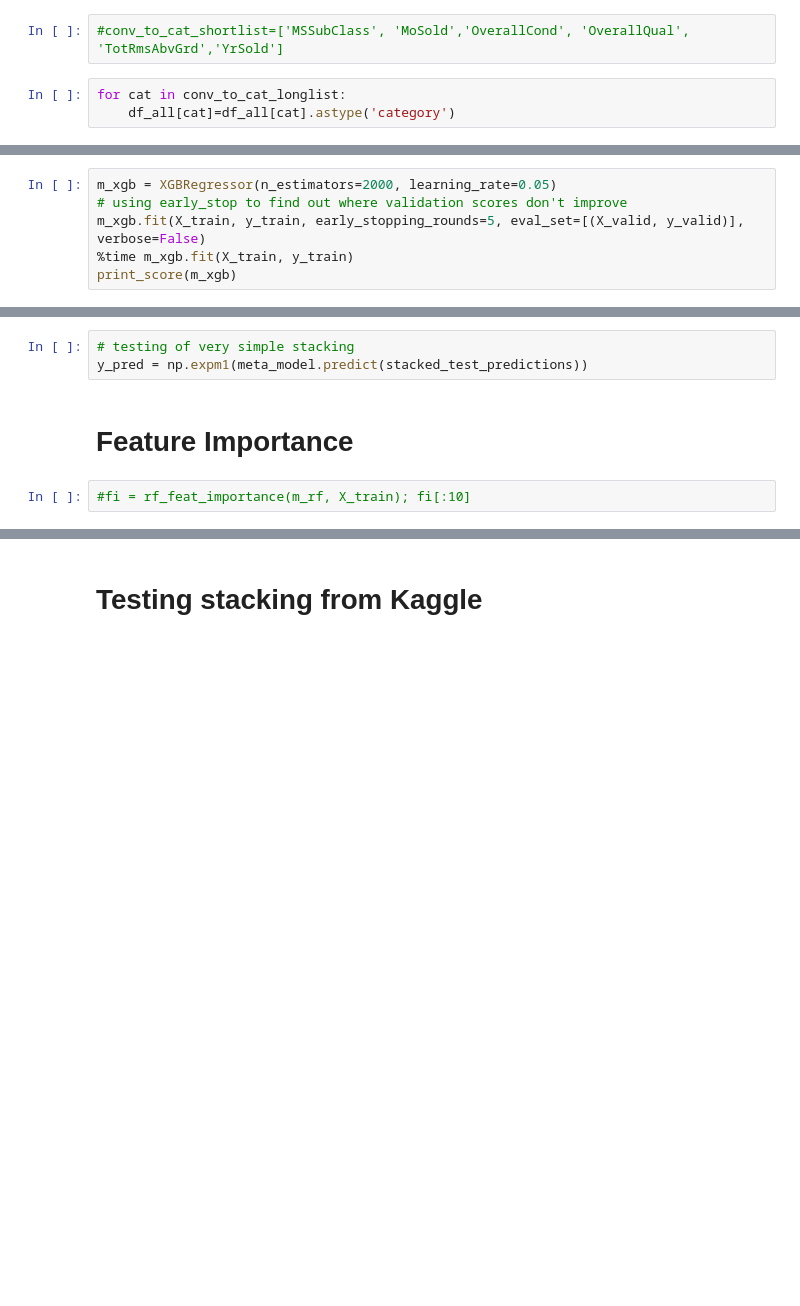
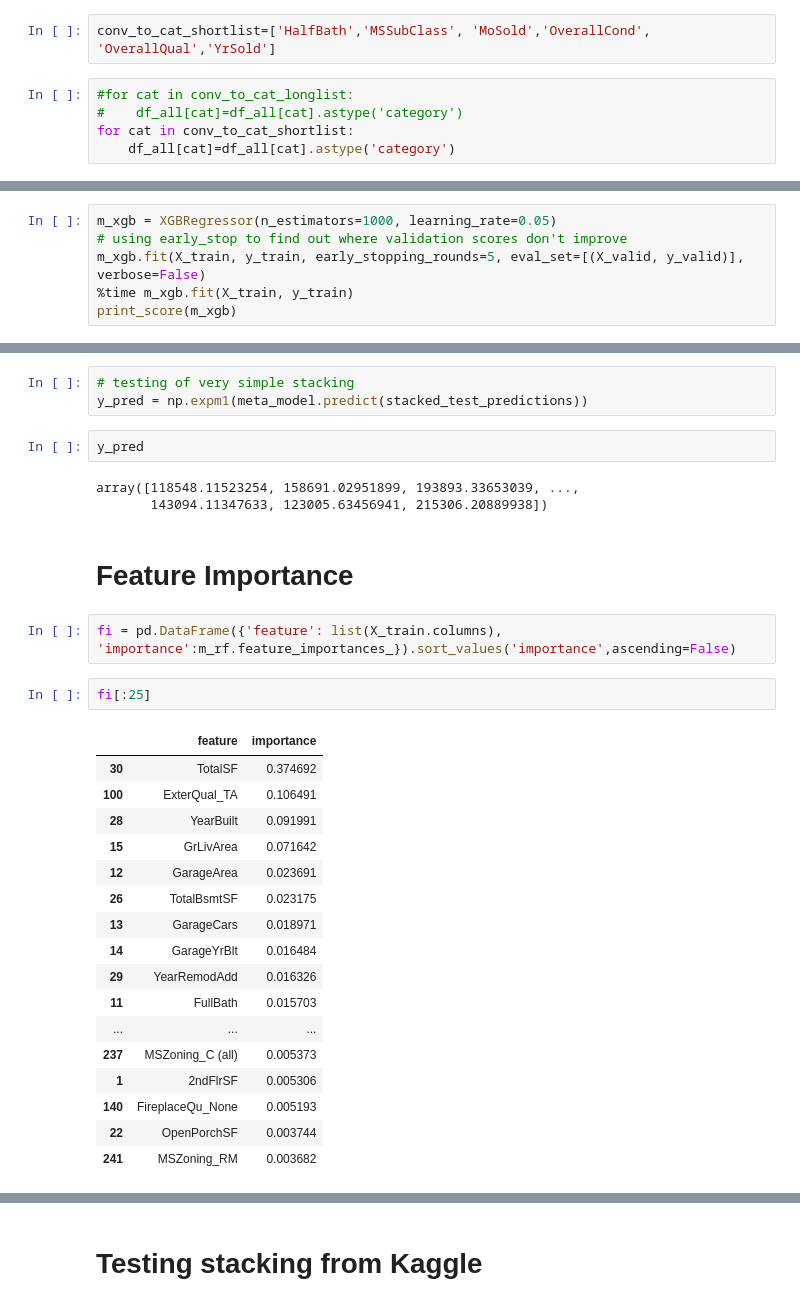
Before and after one commit to evios/repo_learning, a Jupyter notebook: house_price/house_pricing-fork-13Aug.ipynb, the cells around one changed output, grey strips where cells are left out. Saved outputs shown, nothing was run; the diff lists cells and outputs as text; blank space fills up the shorter version.

```diff
--- a/house_price/house_pricing-fork-13Aug.ipynb
+++ b/house_price/house_pricing-fork-13Aug.ipynb
@@ -530,7 +530,9 @@ conv_to_cat_longlist=['BedroomAbvGr', 'BsmtFullBath','BsmtHalfBath', 'Fireplaces
 # %%
-#conv_to_cat_shortlist=['MSSubClass', 'MoSold','OverallCond', 'OverallQual', 'TotRmsAbvGrd','YrSold']
+conv_to_cat_shortlist=['HalfBath','MSSubClass', 'MoSold','OverallCond', 'OverallQual','YrSold']
 # %%
-for cat in conv_to_cat_longlist:
+#for cat in conv_to_cat_longlist:
+#    df_all[cat]=df_all[cat].astype('category')
+for cat in conv_to_cat_shortlist:
     df_all[cat]=df_all[cat].astype('category')
 # %%
 df_all.info()
@@ -624,7 +626,7 @@ print_score(m)
 # %%
 from xgboost import XGBRegressor
 # %%
-m_xgb = XGBRegressor(n_estimators=2000, learning_rate=0.05)
+m_xgb = XGBRegressor(n_estimators=1000, learning_rate=0.05)
 # using early_stop to find out where validation scores don't improve
 m_xgb.fit(X_train, y_train, early_stopping_rounds=5, eval_set=[(X_valid, y_valid)], verbose=False)
 %time m_xgb.fit(X_train, y_train)
@@ -676,7 +679,32 @@ LinearRegression(copy_X=True, fit_intercept=True, n_jobs=None, normalize=False)
 # %%
 # testing of very simple stacking
 y_pred = np.expm1(meta_model.predict(stacked_test_predictions))
+# %%
+y_pred
+# %% [output]
+array([118548.11523254, 158691.02951899, 193893.33653039, ...,
+       143094.11347633, 123005.63456941, 215306.20889938])
 # %% [markdown]
 # Feature Importance
-# %%
-#fi = rf_feat_importance(m_rf, X_train); fi[:10]
+# %%
+fi = pd.DataFrame({'feature': list(X_train.columns), 'importance':m_rf.feature_importances_}).sort_values('importance',ascending=False)
+# %%
+fi[:25]
+# %% [output]
+|  | feature | importance |
+| 30 | TotalSF | 0.374692 |
+| 100 | ExterQual_TA | 0.106491 |
+| 28 | YearBuilt | 0.091991 |
+| 15 | GrLivArea | 0.071642 |
+| 12 | GarageArea | 0.023691 |
+| 26 | TotalBsmtSF | 0.023175 |
+| 13 | GarageCars | 0.018971 |
+| 14 | GarageYrBlt | 0.016484 |
+| 29 | YearRemodAdd | 0.016326 |
+| 11 | FullBath | 0.015703 |
+| ... | ... | ... |
+| 237 | MSZoning_C (all) | 0.005373 |
+| 1 | 2ndFlrSF | 0.005306 |
+| 140 | FireplaceQu_None | 0.005193 |
+| 22 | OpenPorchSF | 0.003744 |
+| 241 | MSZoning_RM | 0.003682 |
```
Also changed, not shown: parts of 37 cells of this notebook, 2 other files.
